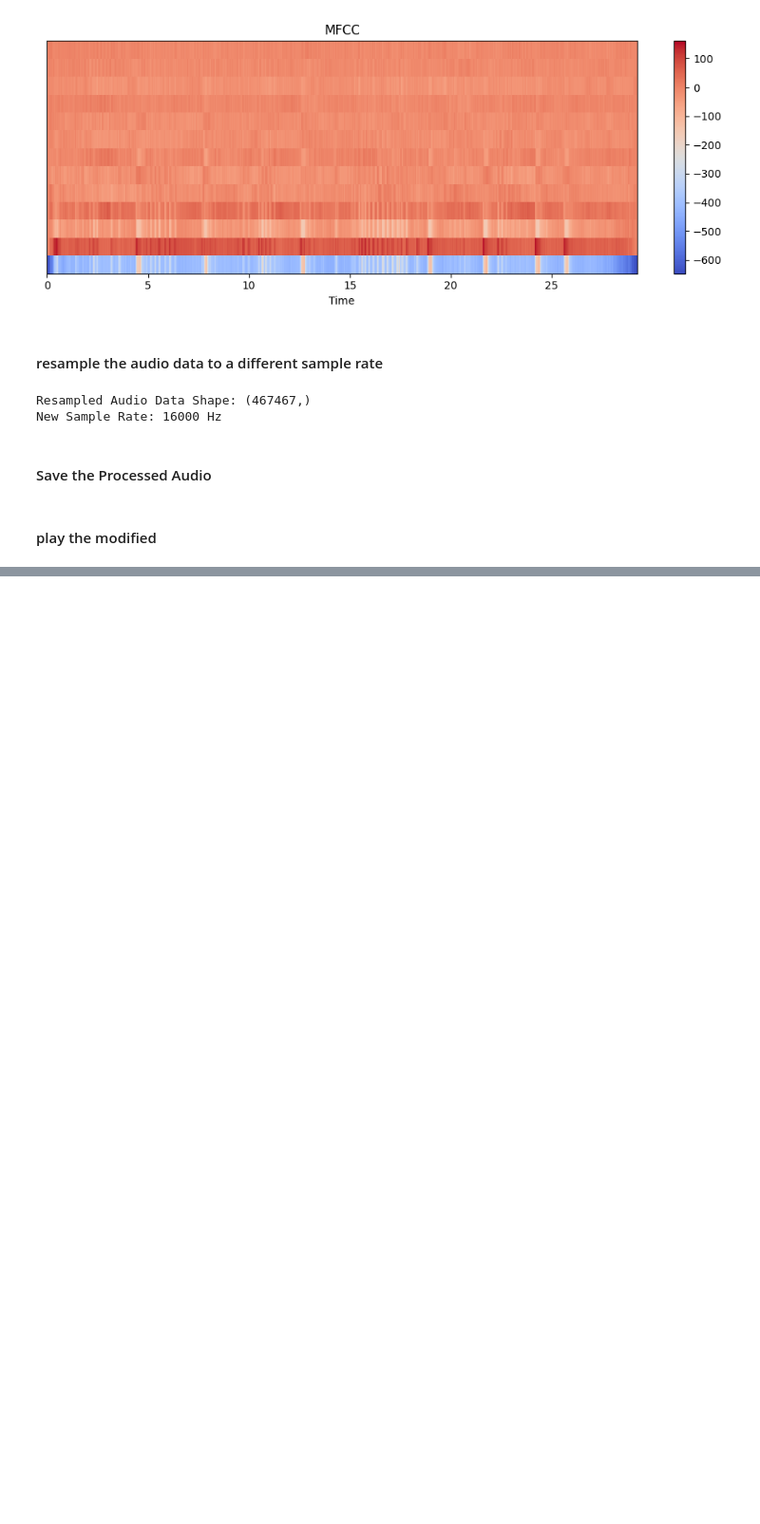
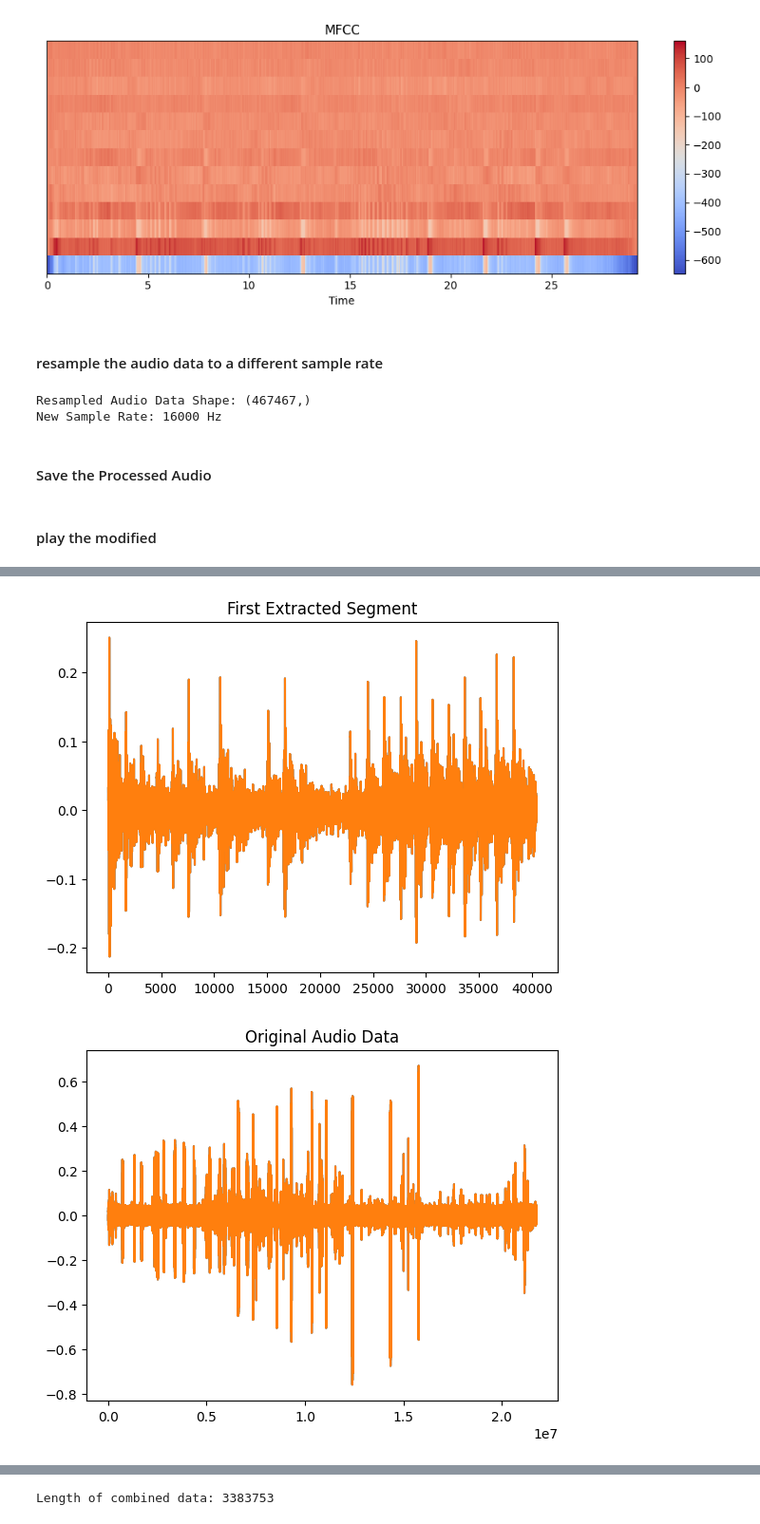
Before and after one commit to naiikaa/dll24, a Jupyter notebook: notebooks/igz_initial_test.ipynb, the cells around one changed output, grey strips where cells are left out. Shown at 95% size. Cells and saved outputs as stored; diff of their text form; code cells hidden in the pictures; blank space fills up the shorter version.

Commit message:
some other initial tests on dataset

```diff
--- a/notebooks/igz_initial_test.ipynb
+++ b/notebooks/igz_initial_test.ipynb
@@ -148,0 +156,45 @@ sd.wait()
+# %%
+# Extract a Single Entry from the Dataset
+single_entry = dataset['train'][963]
+detected_events = single_entry['detected_events']
+event_clusters = single_entry['event_cluster']
+
+# Read the audio file
+data, samplerate = sf.read(single_entry['filepath'])
+
+'''
+* Extract Segments of Interest:
+
+        Extracts the segment of audio data corresponding to the event and appends it to the extracted list.
+'''
+extracted = []  #  Initializes an empty list to store extracted audio segments
+
+for event, cluster in zip(detected_events, event_clusters):
+    if cluster != -1:
+        start, end = event  # unpack the start and the end of the events as times
+        start = int(start * samplerate)  # Converts the start time from seconds to samples.
+        end = int(end * samplerate)  # Converts the end time from seconds to samples.
+        extracted.append(data[start:end-1])  # Extracts the segment of audio data corresponding to the event and appends it to the extracted list.
+
+# Normalize the combined data to the 16-bit range
+combined = np.int16(combined / np.max(np.abs(combined)) * 32767)
+
+'''
+Combine and Plot the Audio Segments:
+'''
+combined = np.concatenate(extracted)
+plt.plot(extracted[0])
+plt.title('First Extracted Segment')
+plt.show()
+plt.plot(data)
+plt.title('Original Audio Data')
+plt.show()
+plt.plot(combined)
+plt.title('Original Audio Data')
+plt.show()
+
+# Print the length of the combined data
+print(f"Length of combined data: {len(combined)}")
+# %% [output]
+[figure, added]
+[figure, added]
@@ -148,0 +202 @@ sd.wait()
+Length of combined data: 3383753
```
Also changed, not shown: parts of 4 cells of this notebook.
